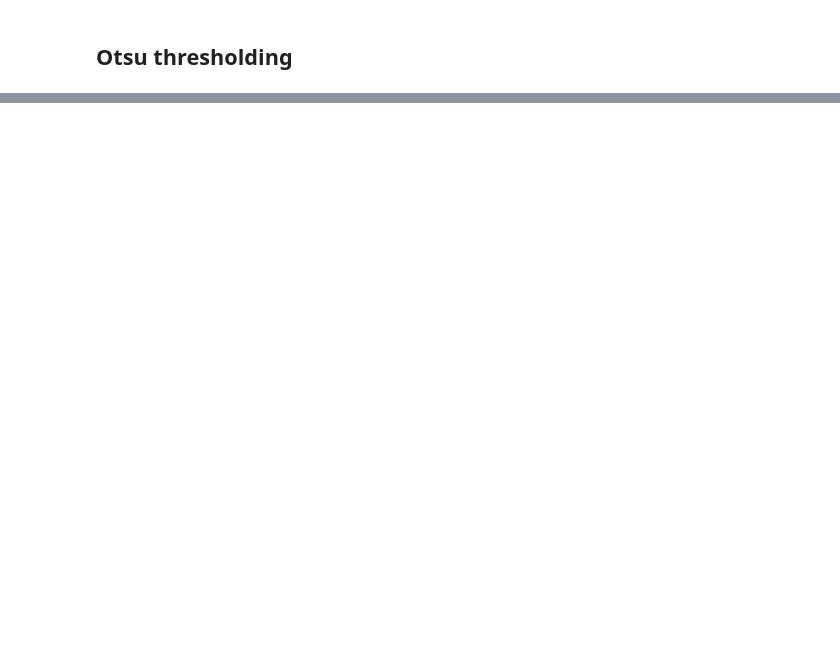
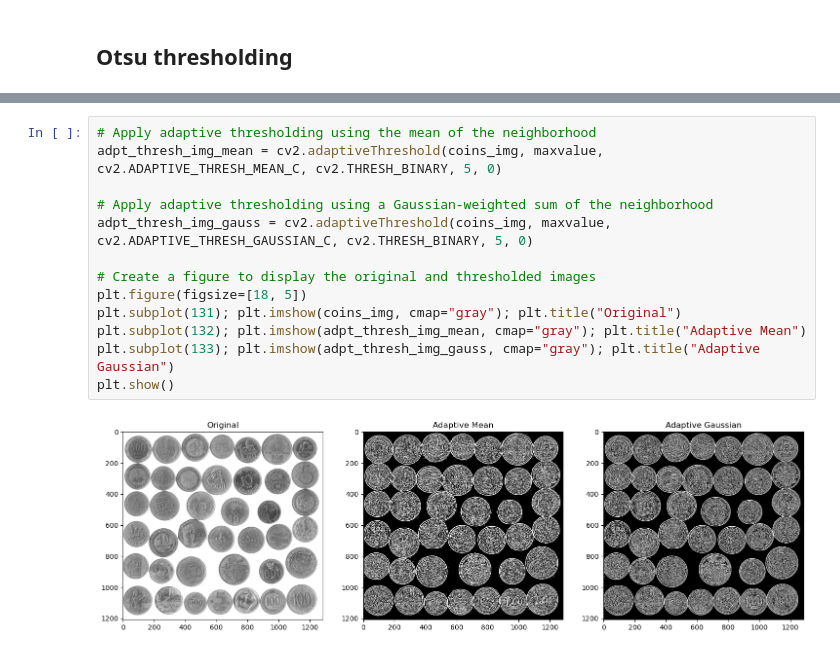
Before and after one commit to jacob-cunningham-ds/ece_2390, a Jupyter notebook: notes/02_lecture.ipynb, the cells around one changed output, grey strips where cells are left out. Drawn from its saved outputs; the diff is of its cells as text; blank space fills up the shorter version.

```diff
--- a/notes/02_lecture.ipynb
+++ b/notes/02_lecture.ipynb
@@ -273,0 +349,15 @@ plt.show()
+# %%
+# Apply adaptive thresholding using the mean of the neighborhood
+adpt_thresh_img_mean = cv2.adaptiveThreshold(coins_img, maxvalue, cv2.ADAPTIVE_THRESH_MEAN_C, cv2.THRESH_BINARY, 5, 0)
+
+# Apply adaptive thresholding using a Gaussian-weighted sum of the neighborhood
+adpt_thresh_img_gauss = cv2.adaptiveThreshold(coins_img, maxvalue, cv2.ADAPTIVE_THRESH_GAUSSIAN_C, cv2.THRESH_BINARY, 5, 0)
+
+# Create a figure to display the original and thresholded images
+plt.figure(figsize=[18, 5])
+plt.subplot(131); plt.imshow(coins_img, cmap="gray"); plt.title("Original")
+plt.subplot(132); plt.imshow(adpt_thresh_img_mean, cmap="gray"); plt.title("Adaptive Mean")
+plt.subplot(133); plt.imshow(adpt_thresh_img_gauss, cmap="gray"); plt.title("Adaptive Gaussian")
+plt.show()
+# %% [output]
+[figure, added]
```
Also changed, not shown: parts of 10 cells of this notebook, 1 other file.
